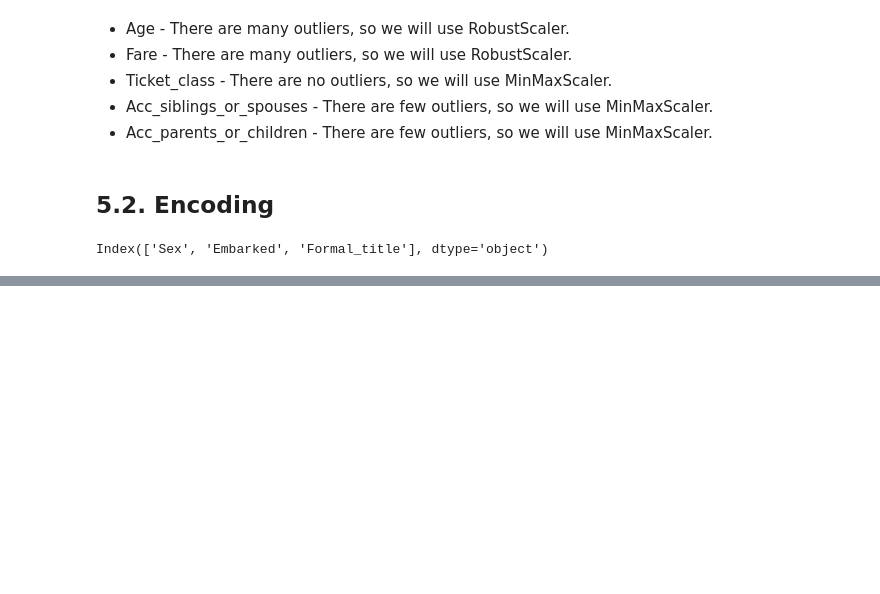
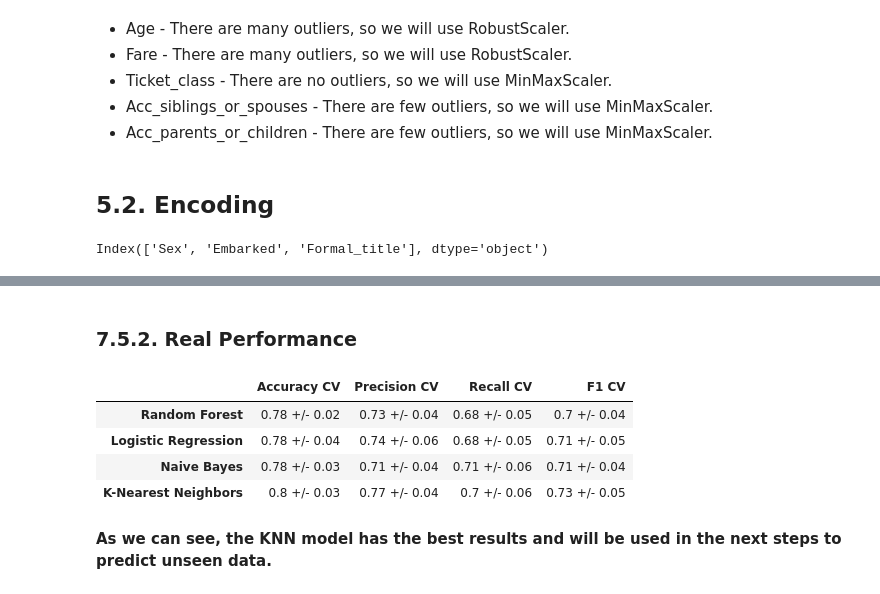
Before and after one commit to endhel/Prediction-of-the-Survivors-Titanic, a Jupyter notebook: Prediction-of-the-Survivors-Titanic.ipynb, the cells around one changed output, grey strips where cells are left out. Saved outputs shown, nothing was run; the diff lists cells and outputs as text; code cells hidden in the pictures; blank space fills up the shorter version.

```diff
--- a/Prediction-of-the-Survivors-Titanic.ipynb
+++ b/Prediction-of-the-Survivors-Titanic.ipynb
@@ -766,0 +968,14 @@ df5_test['Embarked'] = le.fit_transform( df5_test['Embarked'] )
+# %% [markdown]
+### 7.5.2. Real Performance
+# %%
+modelling_result_cv = pd.concat( [rf_cv_result, lr_cv_result, nb_cv_result, knn_cv_result] )
+modelling_result_cv.index = ['Random Forest', 'Logistic Regression', 'Naive Bayes', 'K-Nearest Neighbors']
+modelling_result_cv
+# %% [output]
+|  | Accuracy CV | Precision CV | Recall CV | F1 CV |
+| Random Forest | 0.78 +/- 0.02 | 0.73 +/- 0.04 | 0.68 +/- 0.05 | 0.7 +/- 0.04 |
+| Logistic Regression | 0.78 +/- 0.04 | 0.74 +/- 0.06 | 0.68 +/- 0.05 | 0.71 +/- 0.05 |
+| Naive Bayes | 0.78 +/- 0.03 | 0.71 +/- 0.04 | 0.71 +/- 0.06 | 0.71 +/- 0.04 |
+| K-Nearest Neighbors | 0.8 +/- 0.03 | 0.77 +/- 0.04 | 0.7 +/- 0.06 | 0.73 +/- 0.05 |
+# %% [markdown]
+**As we can see, the KNN model has the best results and will be used in the next steps to predict unseen data.**
```
Also changed, not shown: parts of 29 cells of this notebook.
